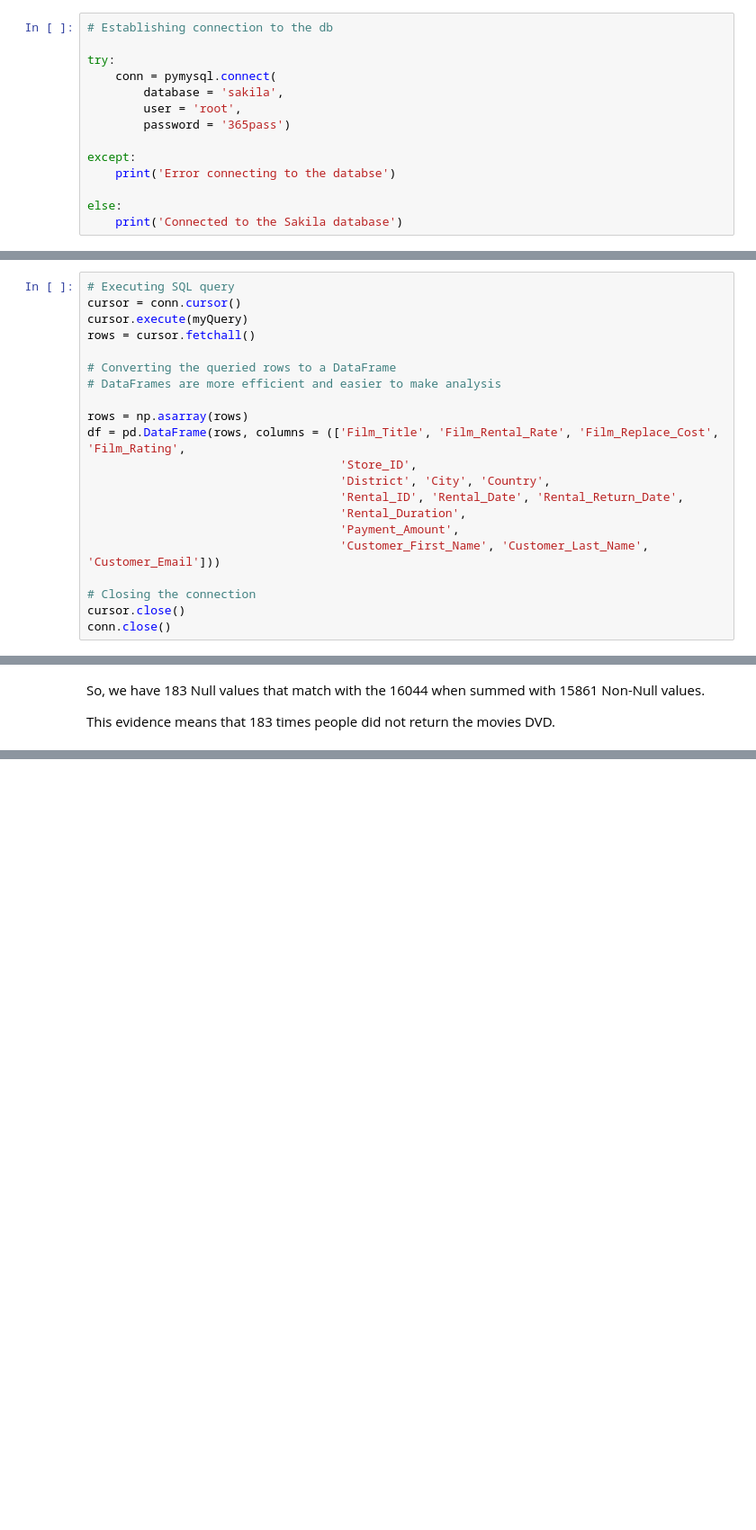
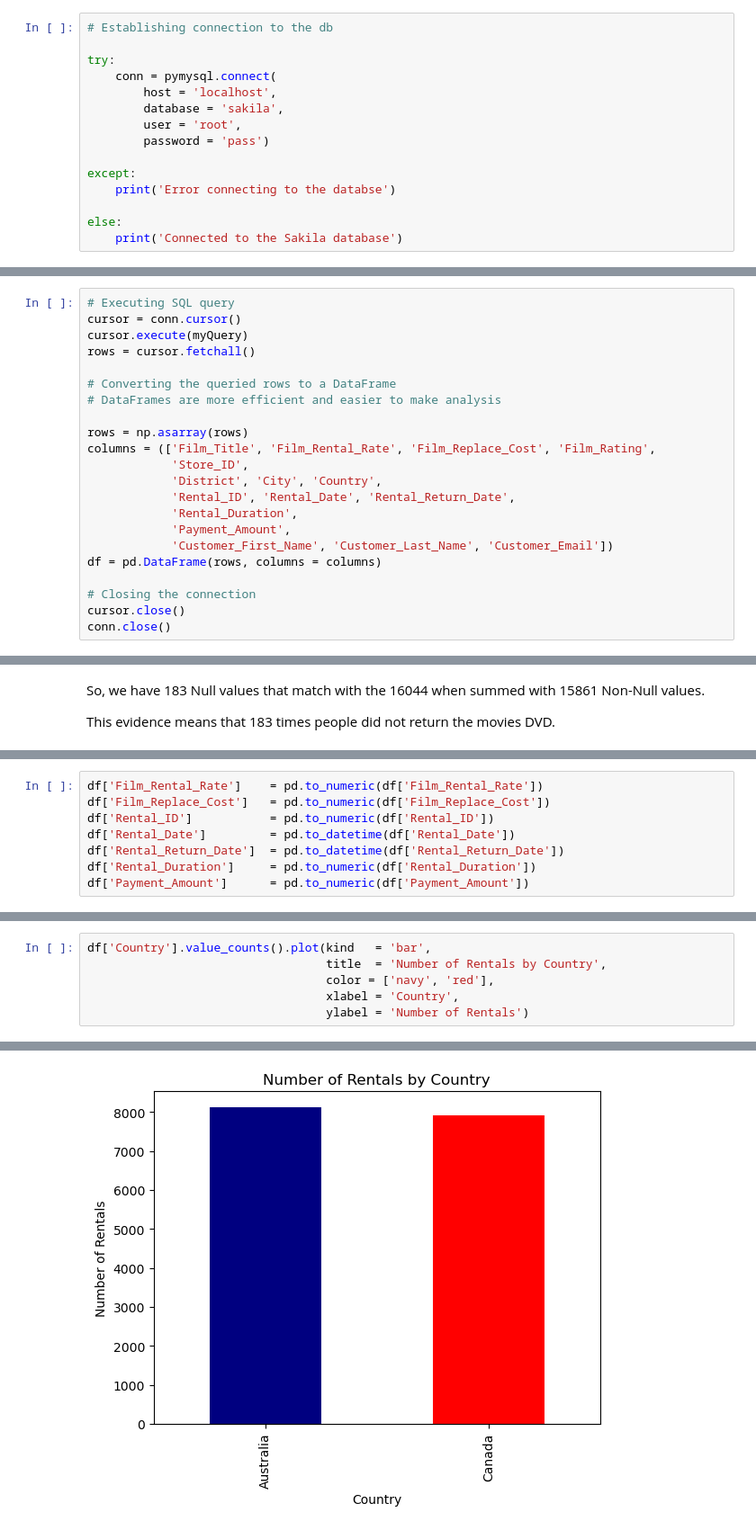
Before and after one commit to luipmesquita/Main-Project-of-Data-Analysis, a Jupyter notebook: scripts/sakila-InProgress.ipynb, the cells around one changed output, grey strips where cells are left out. Shown at 90% size. Cells and saved outputs as stored; diff of their text form; blank space fills up the shorter version.

```diff
--- a/scripts/sakila-InProgress.ipynb
+++ b/scripts/sakila-InProgress.ipynb
@@ -12,9 +12,10 @@ import pymysql
 
 try:
     conn = pymysql.connect(
+        host = 'localhost',
         database = 'sakila',
         user = 'root',
-        password = '365pass')
+        password = 'pass')
 
 except:
     print('Error connecting to the databse')
@@ -62,13 +63,14 @@ rows = cursor.fetchall()
 # DataFrames are more efficient and easier to make analysis
 
 rows = np.asarray(rows)
-df = pd.DataFrame(rows, columns = (['Film_Title', 'Film_Rental_Rate', 'Film_Replace_Cost', 'Film_Rating',
-                                    'Store_ID',
-                                    'District', 'City', 'Country',
-                                    'Rental_ID', 'Rental_Date', 'Rental_Return_Date',
-                                    'Rental_Duration',
-                                    'Payment_Amount',
-                                    'Customer_First_Name', 'Customer_Last_Name', 'Customer_Email']))
+columns = (['Film_Title', 'Film_Rental_Rate', 'Film_Replace_Cost', 'Film_Rating',
+            'Store_ID',
+            'District', 'City', 'Country',
+            'Rental_ID', 'Rental_Date', 'Rental_Return_Date',
+            'Rental_Duration',
+            'Payment_Amount',
+            'Customer_First_Name', 'Customer_Last_Name', 'Customer_Email'])
+df = pd.DataFrame(rows, columns = columns)
 
 # Closing the connection
 cursor.close()
@@ -147 +153,9 @@ pandas.core.series.Series
+# %%
+df['Film_Rental_Rate']    = pd.to_numeric(df['Film_Rental_Rate'])
+df['Film_Replace_Cost']   = pd.to_numeric(df['Film_Replace_Cost'])
+df['Rental_ID']           = pd.to_numeric(df['Rental_ID'])
+df['Rental_Date']         = pd.to_datetime(df['Rental_Date'])
+df['Rental_Return_Date']  = pd.to_datetime(df['Rental_Return_Date'])
+df['Rental_Duration']     = pd.to_numeric(df['Rental_Duration'])
+df['Payment_Amount']      = pd.to_numeric(df['Payment_Amount'])
 # %%
@@ -162,0 +183,7 @@ df['Payment_Amount'].median()
+# %%
+df['Country'].value_counts().plot(kind   = 'bar',
+                                  title  = 'Number of Rentals by Country',
+                                  color = ['navy', 'red'],
+                                  xlabel = 'Country',
+                                  ylabel = 'Number of Rentals')
+# %% [output]
@@ -162,0 +191 @@ df['Payment_Amount'].median()
+[figure, added]
```
Also changed, not shown: parts of 11 cells of this notebook.
